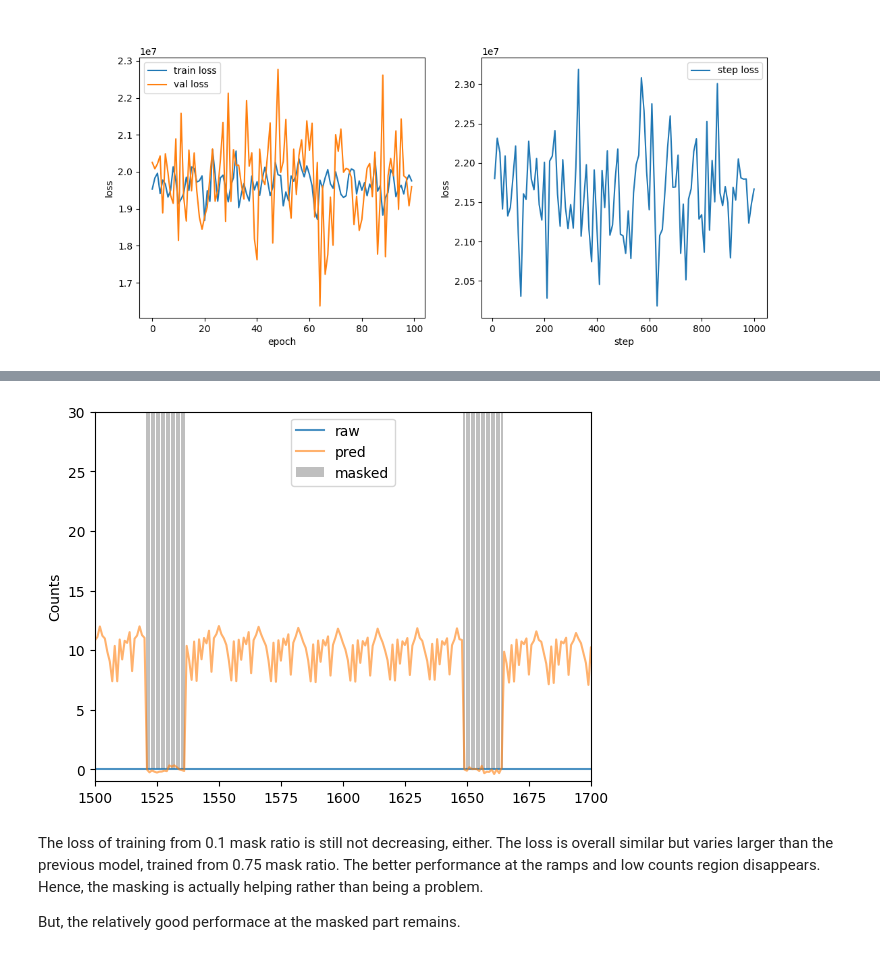
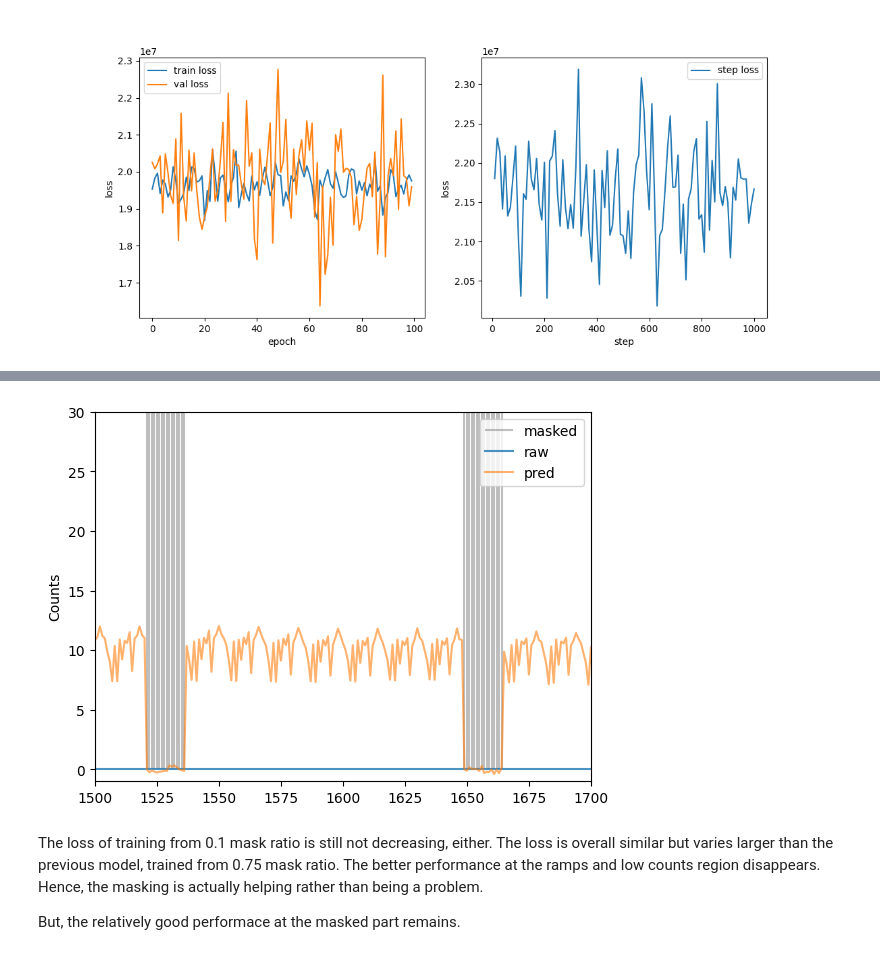
Before and after one commit to dispink/xpt, a Jupyter notebook: pilot_05.ipynb, the cells around one changed output, grey strips where cells are left out. Saved outputs shown, nothing was run; the diff lists cells and outputs as text; code cells hidden in the pictures.

Commit message:
Fix plotting issue

```diff
--- a/pilot_05.ipynb
+++ b/pilot_05.ipynb
@@ -105,17 +111,17 @@ plot_spectrum(spe_arr, pred_un_arr, mask_un_arr)
 # %%
 channel = np.arange(1, len(spe_arr)+1)
 xmax = (1500, 1700)
 ymax = 30
-plt.bar(channel, mask_un_arr*ymax, color='gray', alpha=0.5, label='masked')
+plt.vlines(channel, ymin=0, ymax=mask_un_arr*ymax, color='gray', alpha=0.5, label='masked')
 plt.plot(channel, spe_arr, alpha=.8, label='raw')
 plt.plot(channel, pred_un_arr, alpha=.6, label='pred')
 plt.xlim(xmax)
 plt.ylim(-1, ymax)
 plt.ylabel('Counts')
 plt.legend()
 plt.show()
 # %% [output]
-[figure, old version]
+[figure, new version]
 # %% [markdown]
 The loss of training from 0.1 mask ratio is still not decreasing, either. The loss is overall similar but varies larger than the previous model, trained from 0.75 mask ratio. The better performance at the ramps and low counts region disappears. Hence, the masking is actually helping rather than being a problem.
 
```
Also changed, not shown: parts of 5 cells of this notebook.
